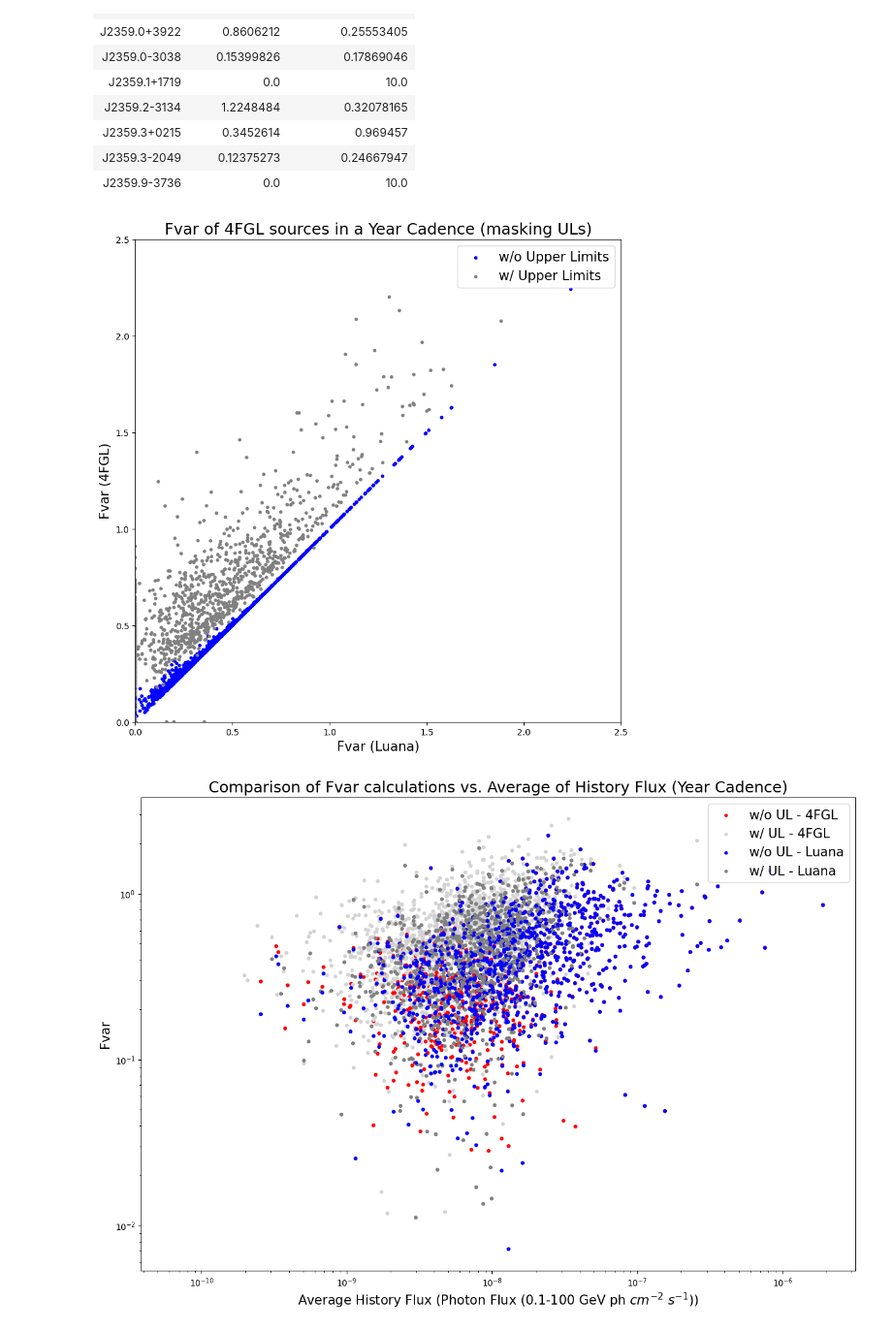
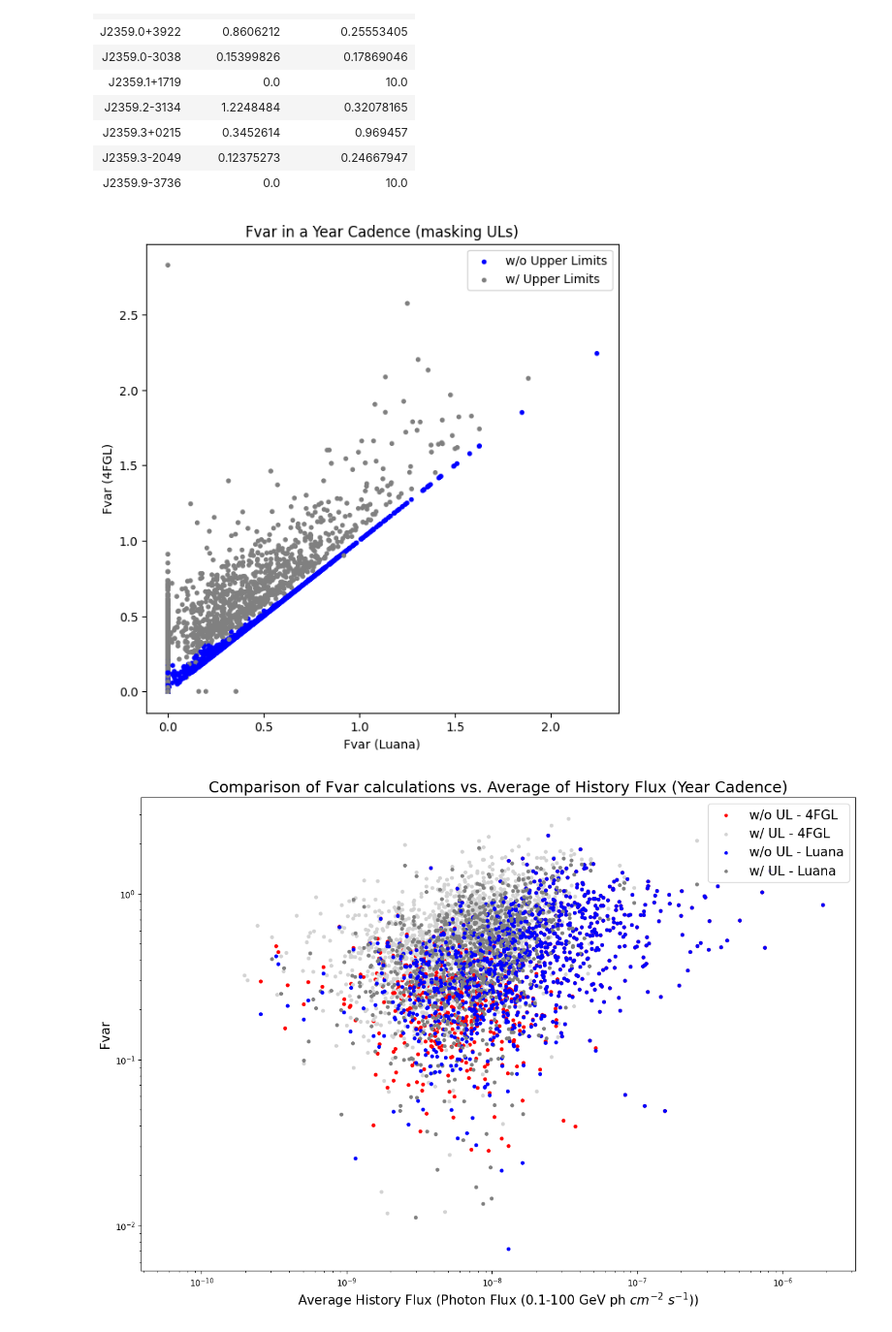
Before and after one commit to luanapassosreis/CTA_AGN_Pop_Variability, a Jupyter notebook: 4LAC_catalog_generator_v2/UpperLimit_Analysis.ipynb, the cells around one changed output. Shown at 97% size. Cells and saved outputs as stored; diff of their text form; code cells hidden in the pictures.

Commit message:
UL treatmente for 3 cases

```diff
--- a/4LAC_catalog_generator_v2/UpperLimit_Analysis.ipynb
+++ b/4LAC_catalog_generator_v2/UpperLimit_Analysis.ipynb
@@ -640,5 +945,3 @@ unc_flux_points: [2.0774948e-09 2.1424658e-09 2.1906275e-09 2.3040045e-09 1.6936
 # %%
-## simply using the Upper Limit points and Upper Limits, no treatment
-
-sigma_nxs, err_sigma_nxs, fvar, err_fvar = calculate_variability(flux_points, unc_flux_points, UL_flux_points, UL_unc_flux_points)
+# sigma_nxs, err_sigma_nxs, fvar, err_fvar = calculate_variability(flux_points, unc_flux_points, UL_flux_points, UL_unc_flux_points)
 # %%
@@ -1041,31 +1045,31 @@ QTable length=3511
 # %%
 ## Fvar 4FGL vs. Luana
 
-plt.figure(figsize=(10, 10))
+plt.figure(figsize=(7, 7))
 
 ## Get the color values for the markers based on the Upper_limits column
 colors = ['gray' if ul else 'blue' for ul in fvar_Luana['Upper_limits']]
 
 plt.scatter(fvar_Luana['Frac_Variability'], catalog_with_fvar['Frac_Variability'], marker='.', c=colors)
 
-plt.xlabel('Fvar (Luana)', fontsize=15)
-plt.ylabel('Fvar (4FGL)', fontsize=15)  ## with Flux_History points
-plt.title('Fvar of 4FGL sources in a Year Cadence (masking ULs)', fontsize=18)
+plt.xlabel('Fvar (Luana)')
+plt.ylabel('Fvar (4FGL)')  ## with Flux_History points
+plt.title('Fvar in a Year Cadence (masking ULs)')
 # plt.legend()
 
 legend_labels = ['w/o Upper Limits', 'w/ Upper Limits']
 legend_handles = [plt.scatter([], [], color='blue', marker='.'), plt.scatter([], [], color='gray', marker='.')]
-plt.legend(legend_handles, legend_labels, loc='upper right', fontsize=15)
+plt.legend(legend_handles, legend_labels, loc='upper right')
 
-plt.xlim(0,2.5)
-plt.ylim(0,2.5)
+# plt.xlim(0,2.5)
+# plt.ylim(0,2.5)
 
 # plt.xscale('log')
 # plt.yscale('log')
 
 plt.show()
 # %% [output]
-[figure, old version]
+[figure, new version]
 # %%
 ## Plot of Fvar(4FGL) vs average spectrum flux + Fvar(Luana) vs average history flux
 
```
Also changed, not shown: parts of 38 cells of this notebook, 3 other files.
